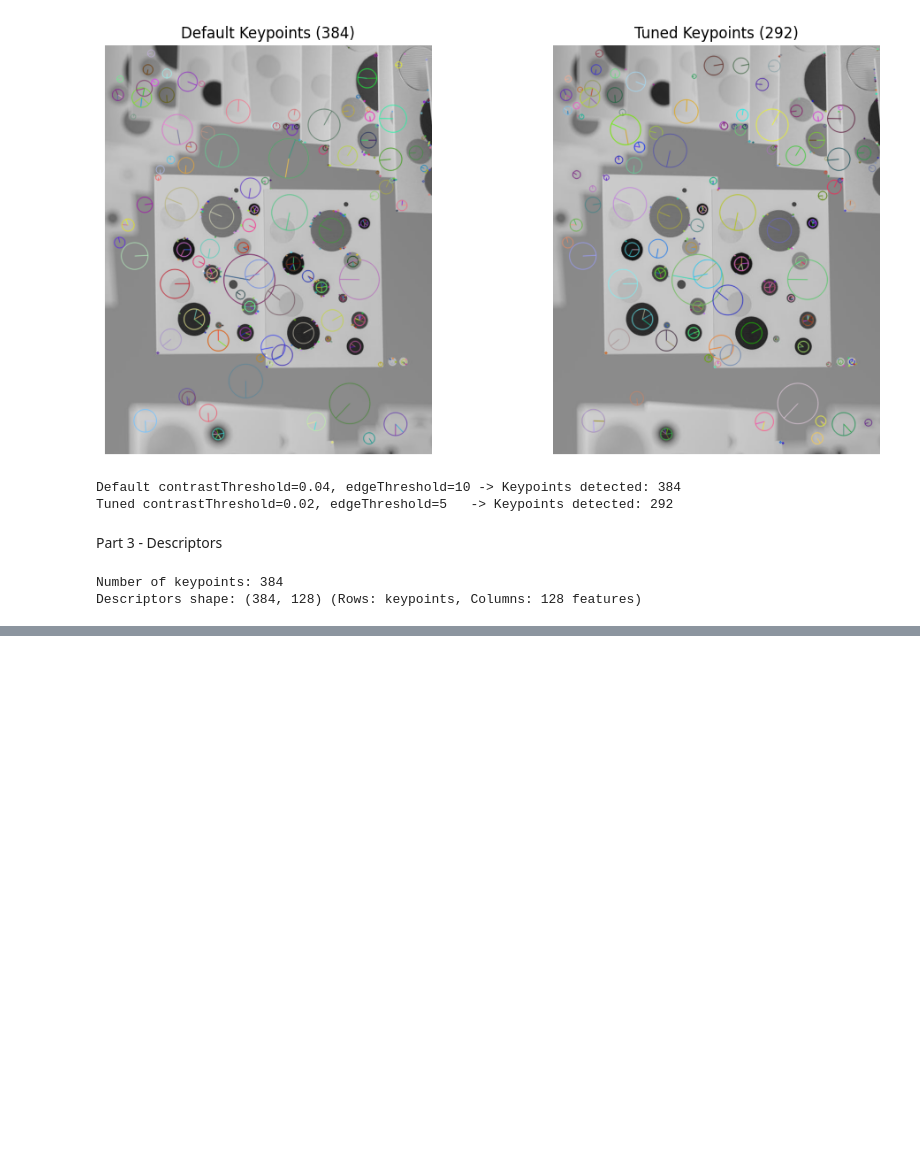
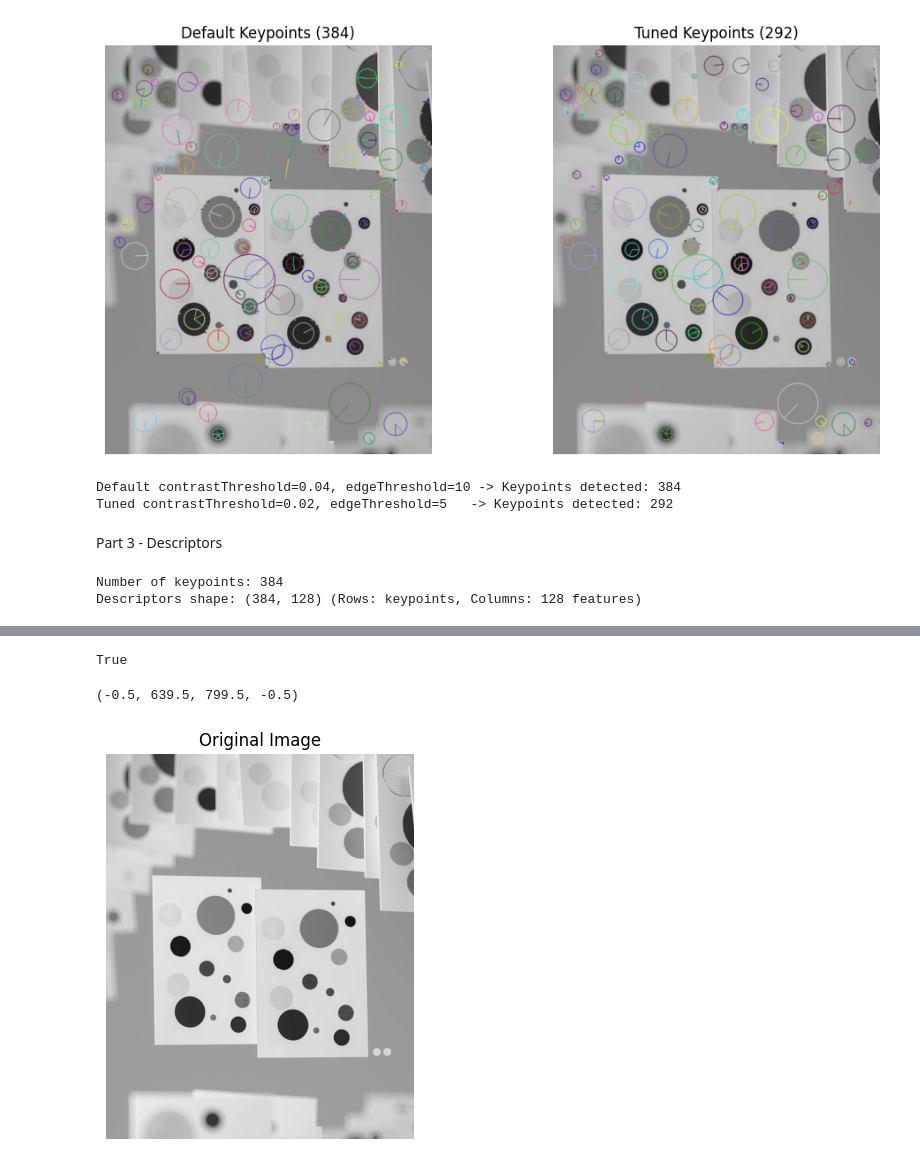
Before and after one commit to Billy-Burns/SIFTFeatureAnalysis, a Jupyter notebook: repo3Code.ipynb, the cells around one changed output, grey strips where cells are left out. Drawn from its saved outputs; the diff is of its cells as text; code cells hidden in the pictures; blank space fills up the shorter version.

```diff
--- a/repo3Code.ipynb
+++ b/repo3Code.ipynb
@@ -102,0 +118,13 @@ plt.show()
+# %%
+cv2.imwrite("images/example-image-transformed.jpg", image2)
+# %% [output]
+True
+# %%
+plt.figure(figsize=(10, 5))
+plt.subplot(1, 2, 1)
+plt.imshow(image, cmap='gray')
+plt.title("Original Image")
+plt.axis('off')
+# %% [output]
+(-0.5, 639.5, 799.5, -0.5)
+[figure, added]
```
Also changed, not shown: parts of 16 cells of this notebook, 2 other files.
